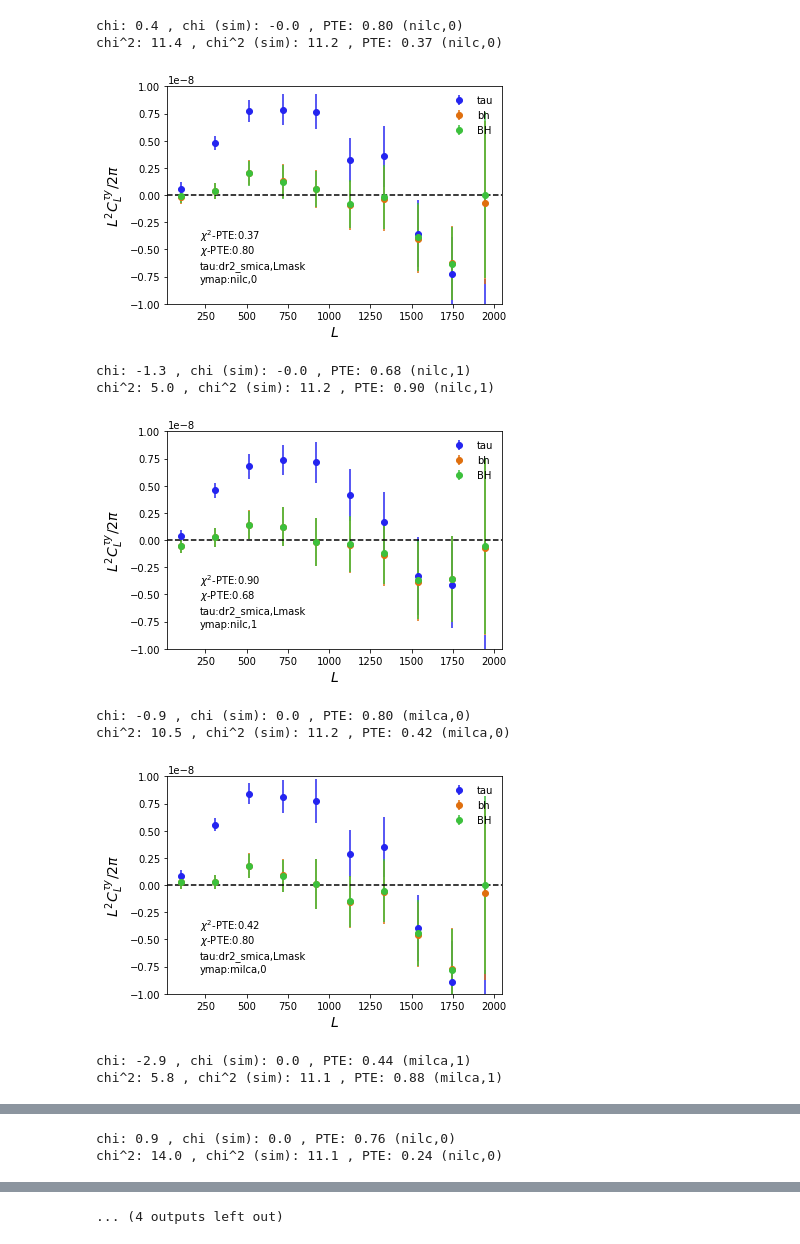
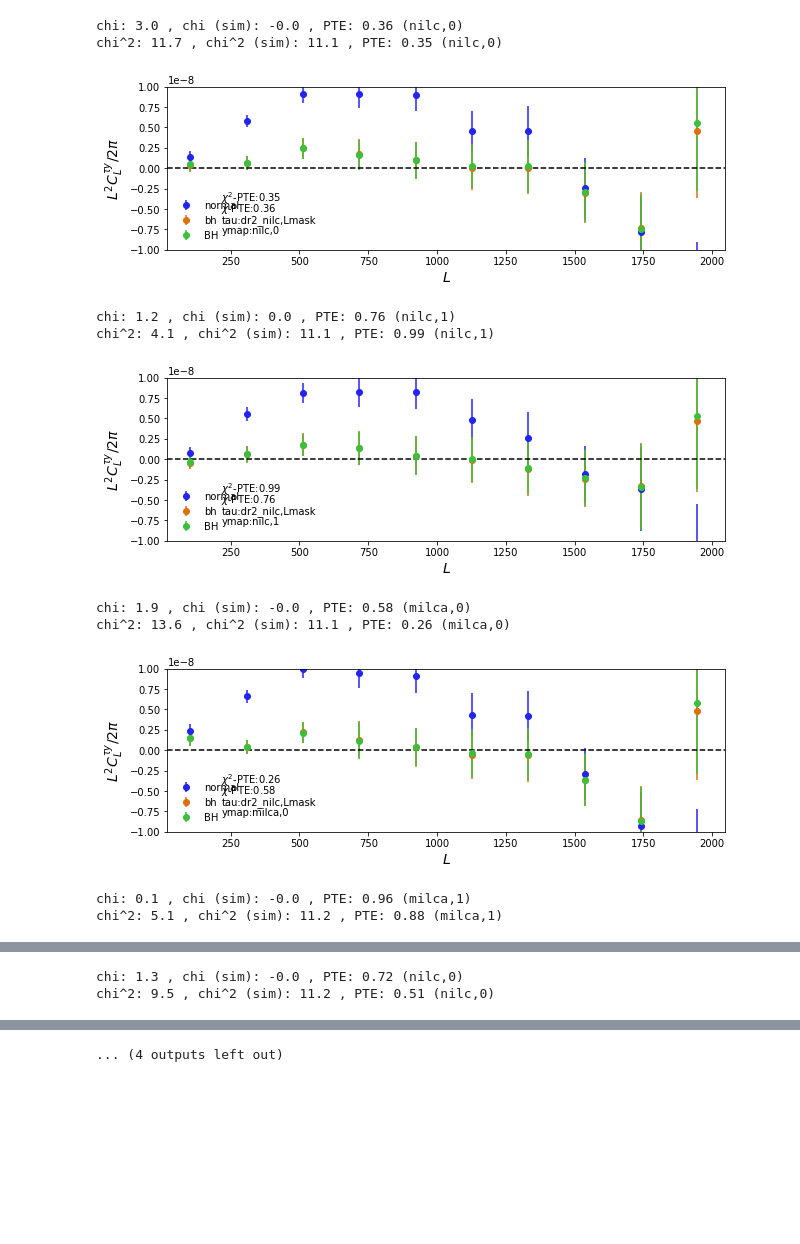
Before and after one commit to toshiyan/planck-tauxy, a Jupyter notebook: check_xcor.ipynb, the cells around one changed output, grey strips where cells are left out. Cells and saved outputs as stored; diff of their text form; code cells hidden in the pictures; blank space fills up the shorter version.

```diff
--- a/check_xcor.ipynb
+++ b/check_xcor.ipynb
@@ -2,7 +2,7 @@
 import numpy as np, curvedsky, prjlib, plottools as pl, tools_y, binning as bn, tools_qrec, pickle, analysis as ana
 from matplotlib.pyplot import *
 # %%
-def plots(fltr,ytype,mtype,mb,dtype,cmask,form='{:.2f}'):
+def plots(mb,fltr='cinv',ytype='nilc',mtype=0,dtype='dr2_smica',cmask='Lmask',form='{:.2f}'):
     s = mb.bc**2/2/np.pi
     p = prjlib.init_analysis(dtype=dtype,fltr=fltr,wtype=cmask)
     qtau, qlen, qsrc, qtbh, qtBH = tools_qrec.init_quad(p.ids,p.stag,rlmin=100,rlmax=2048)
@@ -10,8 +10,8 @@ def plots(fltr,ytype,mtype,mb,dtype,cmask,form='{:.2f}'):
     fxtau = tools_y.init_cross(qtau,cy,p.ids,p.stag)
     fxtbh = tools_y.init_cross(qtbh,cy,p.ids,'bh_'+p.stag)
     fxtBH = tools_y.init_cross(qtBH,cy,p.ids,'BH_'+p.stag)
-    pl.plot_1dstyle(ymin=-1e-8,ymax=1e-8,ylab=r'$L^2C_L^{\tau y}/2\pi$')
-    for xobj, Lab in [(fxtau,'tau'),(fxtbh,'bh'),(fxtBH,'BH')]:
+    pl.plot_1dstyle(fsize=[10,3],ymin=-1e-8,ymax=1e-8,ylab=r'$L^2C_L^{\tau y}/2\pi$')
+    for xobj, Lab in [(fxtau,'normal'),(fxtbh,'bh'),(fxtBH,'BH')]:
         mcb, vcb, scb, ocb = bn.binned_spec(mb,xobj.xl,cn=1)
         errorbar(mb.bc,s*ocb,yerr=s*vcb,fmt='o',label=Lab)
     axhline(0.,color='k',ls='--')
@@ -27,20 +53,20 @@ mb = bn.multipole_binning(10,lmin=1,lmax=2048)
 # %%
-#for fltr in ['none','cinv']:
-for fltr in ['none']:
-    for dtype in ['dr2_smica']:
-        for cmask in ['Lmask','G60Lmask']:
+for fltr in ['none','cinv']:
+#for fltr in ['none']:
+    for dtype in ['dr2_nilc']:
+        for cmask in ['Lmask']:
             for ytype in ['nilc','milca']:
                 for mtype in [0,1]:
-                    plots(fltr,ytype,mtype,mb,dtype,cmask)
+                    plots(mb,fltr,ytype,mtype,dtype,cmask)
 # %% [output]
-chi: 0.4 , chi (sim): -0.0 , PTE: 0.80 (nilc,0)
-chi^2: 11.4 , chi^2 (sim): 11.2 , PTE: 0.37 (nilc,0)
+chi: 3.0 , chi (sim): -0.0 , PTE: 0.36 (nilc,0)
+chi^2: 11.7 , chi^2 (sim): 11.1 , PTE: 0.35 (nilc,0)
-[figure, old version]
+[figure, new version]
-chi: -1.3 , chi (sim): -0.0 , PTE: 0.68 (nilc,1)
-chi^2: 5.0 , chi^2 (sim): 11.2 , PTE: 0.90 (nilc,1)
+chi: 1.2 , chi (sim): 0.0 , PTE: 0.76 (nilc,1)
+chi^2: 4.1 , chi^2 (sim): 11.1 , PTE: 0.99 (nilc,1)
-[figure, old version]
+[figure, new version]
-chi: -0.9 , chi (sim): 0.0 , PTE: 0.80 (milca,0)
-chi^2: 10.5 , chi^2 (sim): 11.2 , PTE: 0.42 (milca,0)
+chi: 1.9 , chi (sim): -0.0 , PTE: 0.58 (milca,0)
+chi^2: 13.6 , chi^2 (sim): 11.1 , PTE: 0.26 (milca,0)
-[figure, old version]
+[figure, new version]
-chi: -2.9 , chi (sim): 0.0 , PTE: 0.44 (milca,1)
-chi^2: 5.8 , chi^2 (sim): 11.1 , PTE: 0.88 (milca,1)
+chi: 0.1 , chi (sim): -0.0 , PTE: 0.96 (milca,1)
+chi^2: 5.1 , chi^2 (sim): 11.2 , PTE: 0.88 (milca,1)
@@ -48,2 +74,2 @@ chi^2: 5.8 , chi^2 (sim): 11.1 , PTE: 0.88 (milca,1)
-chi: 0.9 , chi (sim): 0.0 , PTE: 0.76 (nilc,0)
-chi^2: 14.0 , chi^2 (sim): 11.1 , PTE: 0.24 (nilc,0)
+chi: 1.3 , chi (sim): -0.0 , PTE: 0.72 (nilc,0)
+chi^2: 9.5 , chi^2 (sim): 11.2 , PTE: 0.51 (nilc,0)
```
Also changed, not shown: parts of 5 cells of this notebook, 6 other files.
